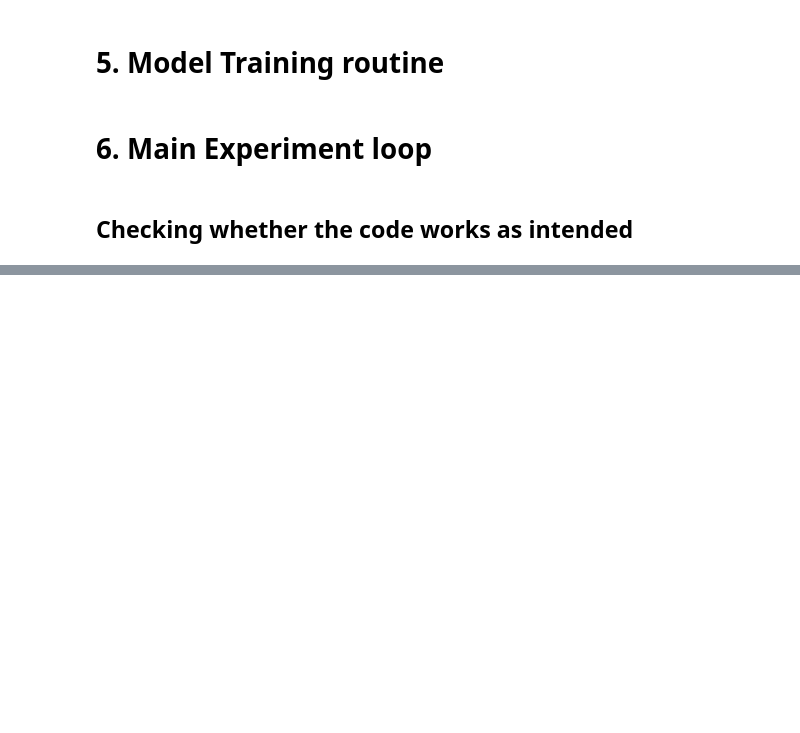
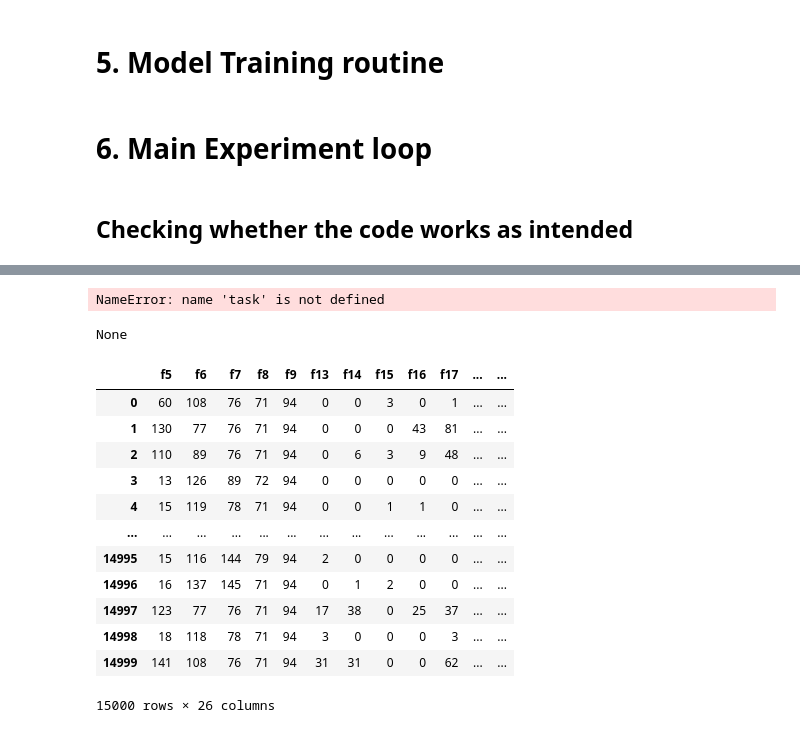
Before and after one commit to Bartosz-G/non-homogenous-data-working-repo, a Jupyter notebook: LcnExperiment.ipynb, the cells around one changed output, grey strips where cells are left out. Cells and saved outputs as stored; diff of their text form; code cells hidden in the pictures; blank space fills up the shorter version.

```diff
--- a/LcnExperiment.ipynb
+++ b/LcnExperiment.ipynb
@@ -429,12 +419,11 @@ model_training_pairs = {
 # %% [markdown]
 # 6. Main Experiment loop
 # %%
-from training.LcnTrain import Hyperparams, train
 
 
 torch_models = ('LCN_reg_SGD', 'LCN_reg_AMSGrad', 'LLN_reg_SGD', 'LLN_reg_AMSGrad', 'LCN_cls_SGD','LCN_cls_AMSGrad', 'LLN_cls_SGD','LLN_cls_AMSGrad')
 
-sklearn_models = ()
+sklearn_models = ('no_sklearn_models_in_this_training')
 
 for i in range(14160):
     print(f'==== Begin run:{i} ====')
@@ -468,10 +457,10 @@ for i in range(14160):
 
 
     match model:
-        case sklearn_models:
+        case _ if model in sklearn_models:
             pass
 
-        case torch_models:
+        case _ if model in torch_models:
             # hyperparameters will be updated with {'input_dim': num_columns_X, 'output_dim':num_columns_Y}
             hyperparameters.update(train_data.get_dims())
 
@@ -517,9 +506,9 @@ for i in range(14160):
                 final_metrics = {}
                 training_time = time.time()-start_time
 
-                train_metrics = metrics_calculator.get_metrics(args, model, device, train_dataloader, 'train')
-                val_all_metrics = metrics_calculator.get_all(args, model, device, val_dataloader, 'val')
-                test_all_metrics = metrics_calculator.get_all(args, model, device, test_dataloader, 'test')
+                train_metrics = metrics_calculator.get_metrics(model, device, train_dataloader, 'train')
+                val_all_metrics = metrics_calculator.get_all(model, device, val_dataloader, 'val')
+                test_all_metrics = metrics_calculator.get_all(model, device, test_dataloader, 'test')
 
                 final_metrics.update(train_loss)
                 final_metrics.update(train_metrics)
@@ -551,3 +533,0 @@ next(iter(train_dataloader))
-# %%
-X, y, categorical_indicator, attribute_names = data_pre_processing.apply('regression', X, y, categorical_indicator, attribute_names)
-X, y, categorical_indicator, attribute_names = data_pre_processing.apply('LCN_reg_AMSGrad', X, y, categorical_indicator, attribute_names)
@@ -1372,0 +585,28 @@ def get_loss(args, model, device, test_loader, test_set_name):
+# %%
+data_pre_processing.set_seed_for_all(seed)
+data_pre_processing.set_dataset(X, y, categorical_indicator, attribute_names)
+data_pre_processing.apply(task)
+# %% [output]
+NameError: name 'task' is not defined
+# %%
+print(data_pre_processing.test)
+# %% [output]
+None
+# %%
+X_out, y_out, categorical_indicator_out, attribute_names_out = data_pre_processing.get('train')
+# %%
+X_out
+# %% [output]
+|  | f5 | f6 | f7 | f8 | f9 | f13 | f14 | f15 | f16 | f17 | ... | ... |
+| 0 | 60 | 108 | 76 | 71 | 94 | 0 | 0 | 3 | 0 | 1 | ... | ... |
+| 1 | 130 | 77 | 76 | 71 | 94 | 0 | 0 | 0 | 43 | 81 | ... | ... |
+| 2 | 110 | 89 | 76 | 71 | 94 | 0 | 6 | 3 | 9 | 48 | ... | ... |
+| 3 | 13 | 126 | 89 | 72 | 94 | 0 | 0 | 0 | 0 | 0 | ... | ... |
+| 4 | 15 | 119 | 78 | 71 | 94 | 0 | 0 | 1 | 1 | 0 | ... | ... |
+| ... | ... | ... | ... | ... | ... | ... | ... | ... | ... | ... | ... | ... |
+| 14995 | 15 | 116 | 144 | 79 | 94 | 2 | 0 | 0 | 0 | 0 | ... | ... |
+| 14996 | 16 | 137 | 145 | 71 | 94 | 0 | 1 | 2 | 0 | 0 | ... | ... |
+| 14997 | 123 | 77 | 76 | 71 | 94 | 17 | 38 | 0 | 25 | 37 | ... | ... |
+| 14998 | 18 | 118 | 78 | 71 | 94 | 3 | 0 | 0 | 0 | 3 | ... | ... |
+| 14999 | 141 | 108 | 76 | 71 | 94 | 31 | 31 | 0 | 0 | 62 | ... | ... |
+15000 rows × 26 columns
```
Also changed, not shown: parts of 32 cells of this notebook, 1 other file.
